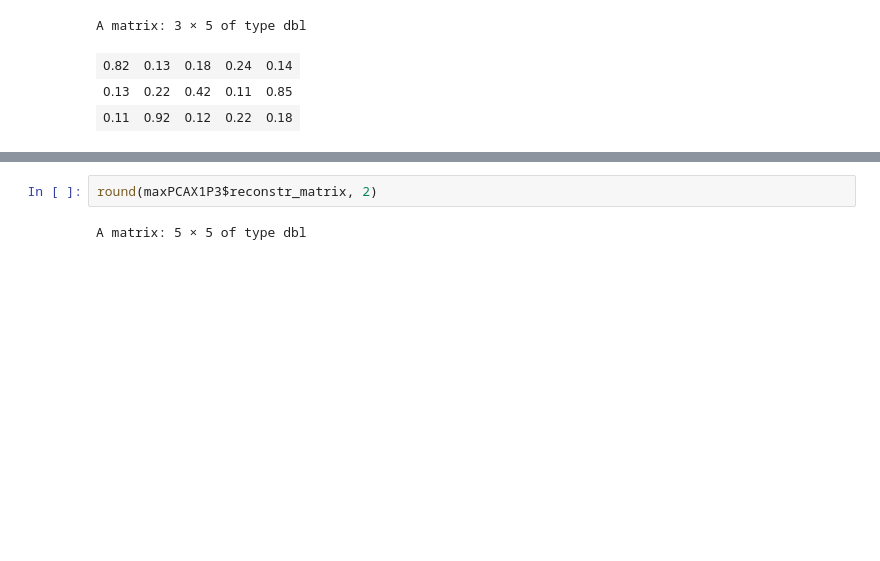
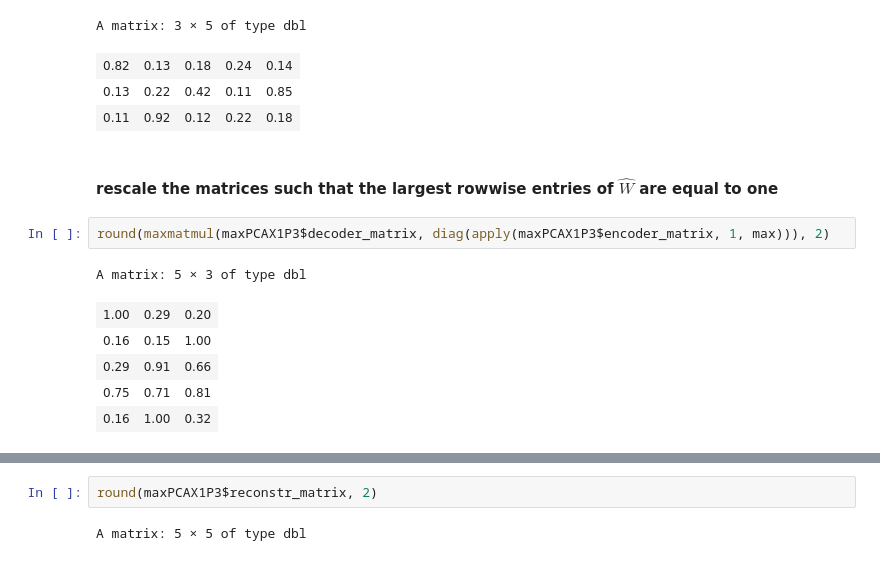
Before and after one commit to FelixRb96/maxstablePCA_examples, a Jupyter notebook: simulation_study/logistic.ipynb, the cells around one changed output, grey strips where cells are left out. Drawn from its saved outputs; the diff is of its cells as text; blank space fills up the shorter version.

Commit message:
adding rescaled estimated matrices

```diff
--- a/simulation_study/logistic.ipynb
+++ b/simulation_study/logistic.ipynb
@@ -127,3 +127,14 @@ A matrix: 3 × 5 of type dbl
 | 0.82 | 0.13 | 0.18 | 0.24 | 0.14 |
 | 0.13 | 0.22 | 0.42 | 0.11 | 0.85 |
 | 0.11 | 0.92 | 0.12 | 0.22 | 0.18 |
+# %% [markdown]
+#### rescale the matrices such that the largest rowwise entries of $\hat W$ are equal to one
+# %%
+round(maxmatmul(maxPCAX1P3$decoder_matrix, diag(apply(maxPCAX1P3$encoder_matrix, 1, max))), 2)
+# %% [output]
+A matrix: 5 × 3 of type dbl
+| 1.00 | 0.29 | 0.20 |
+| 0.16 | 0.15 | 1.00 |
+| 0.29 | 0.91 | 0.66 |
+| 0.75 | 0.71 | 0.81 |
+| 0.16 | 1.00 | 0.32 |
```
Also changed, not shown: parts of 19 cells of this notebook, 3 other files.
